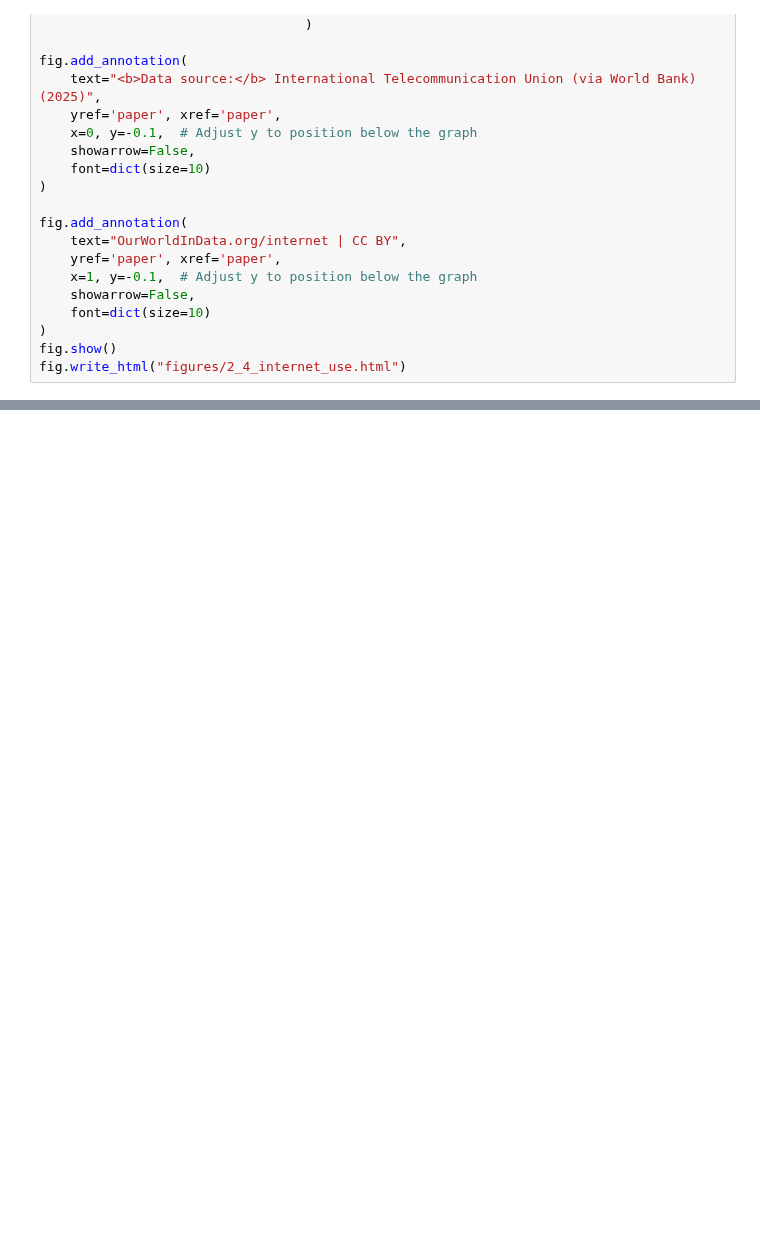
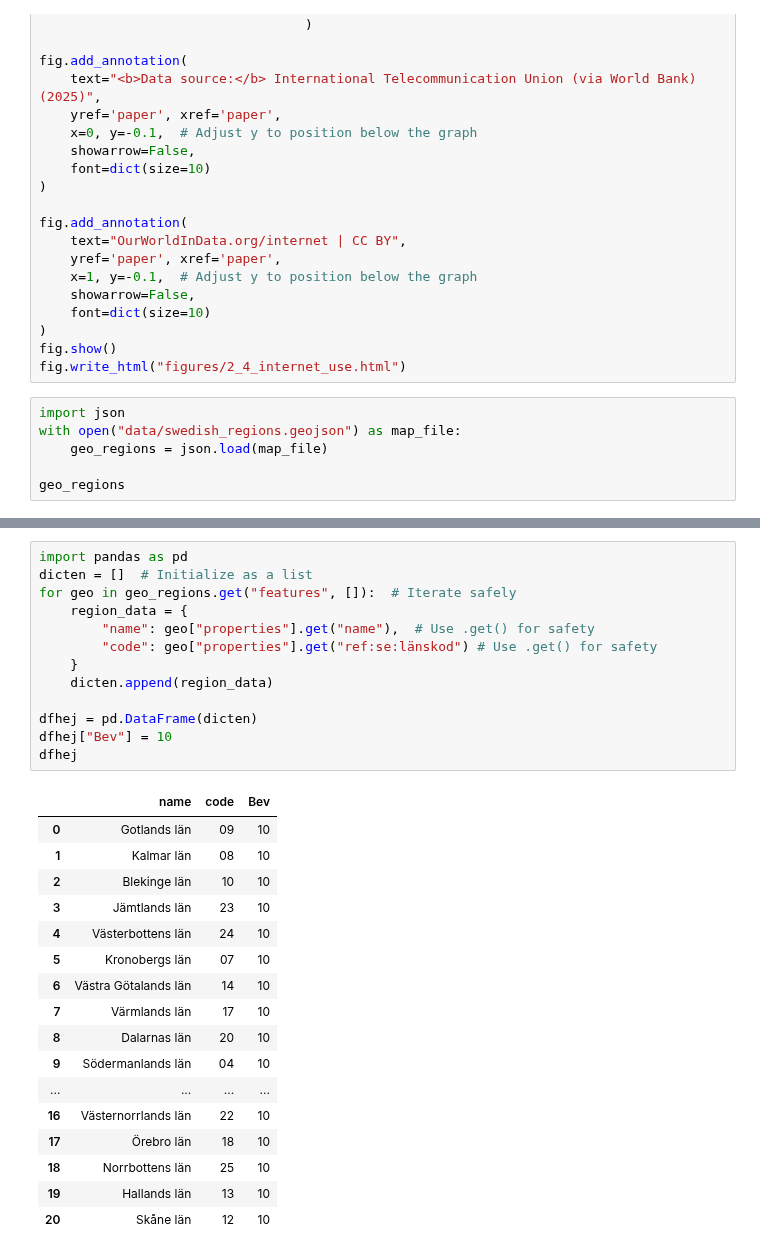
Before and after one commit to johnsandsjo/data-visualisation-john-sandsjo-de24, a Jupyter notebook: exercises/exercise2/exercise2_4.ipynb, the cells around one changed output, grey strips where cells are left out. Saved outputs shown, nothing was run; the diff lists cells and outputs as text; blank space fills up the shorter version.

```diff
--- a/exercises/exercise2/exercise2_4.ipynb
+++ b/exercises/exercise2/exercise2_4.ipynb
@@ -220,3 +219,9 @@ fig.add_annotation(
 )
 fig.show()
 fig.write_html("figures/2_4_internet_use.html")
+# %%
+import json
+with open("data/swedish_regions.geojson") as map_file:
+    geo_regions = json.load(map_file)
+
+geo_regions
@@ -222,0 +246,31 @@ fig.write_html("figures/2_4_internet_use.html")
+# %%
+import pandas as pd
+dicten = []  # Initialize as a list
+for geo in geo_regions.get("features", []):  # Iterate safely
+    region_data = {
+        "name": geo["properties"].get("name"),  # Use .get() for safety
+        "code": geo["properties"].get("ref:se:länskod") # Use .get() for safety
+    }
+    dicten.append(region_data)
+
+dfhej = pd.DataFrame(dicten)
+dfhej["Bev"] = 10
+dfhej
+# %% [output]
+|  | name | code | Bev |
+| 0 | Gotlands län | 09 | 10 |
+| 1 | Kalmar län | 08 | 10 |
+| 2 | Blekinge län | 10 | 10 |
+| 3 | Jämtlands län | 23 | 10 |
+| 4 | Västerbottens län | 24 | 10 |
+| 5 | Kronobergs län | 07 | 10 |
+| 6 | Västra Götalands län | 14 | 10 |
+| 7 | Värmlands län | 17 | 10 |
+| 8 | Dalarnas län | 20 | 10 |
+| 9 | Södermanlands län | 04 | 10 |
+| ... | ... | ... | ... |
+| 16 | Västernorrlands län | 22 | 10 |
+| 17 | Örebro län | 18 | 10 |
+| 18 | Norrbottens län | 25 | 10 |
+| 19 | Hallands län | 13 | 10 |
+| 20 | Skåne län | 12 | 10 |
```
Also changed, not shown: parts of 2 cells of this notebook, 19 other files.
